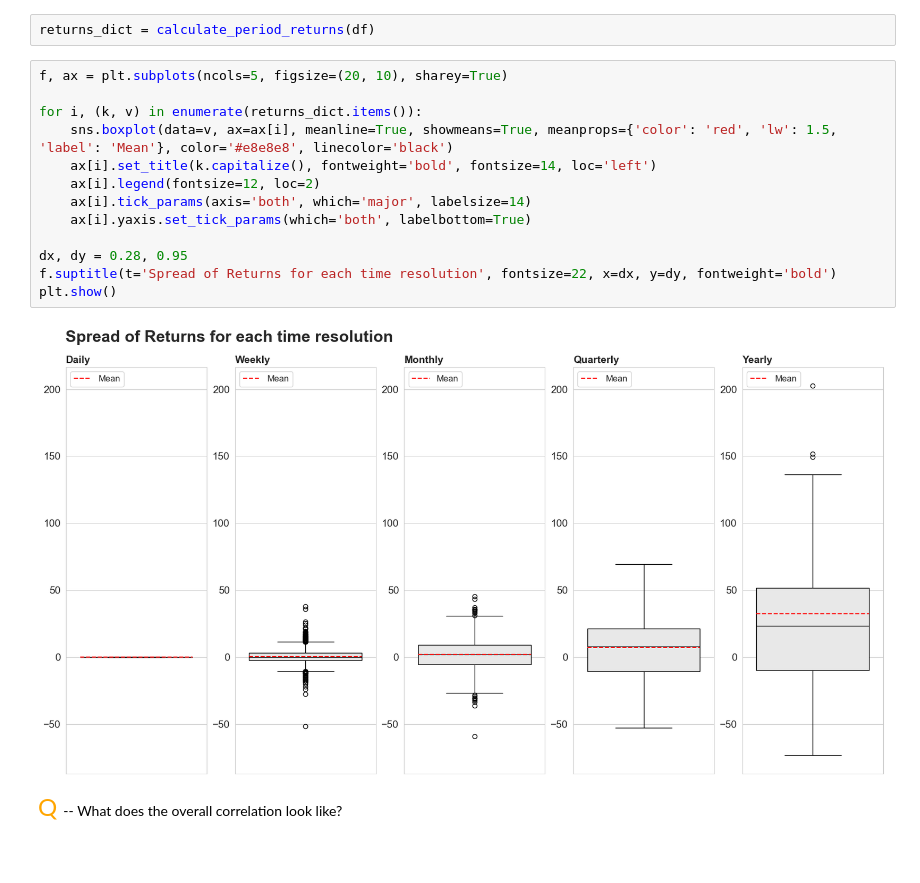
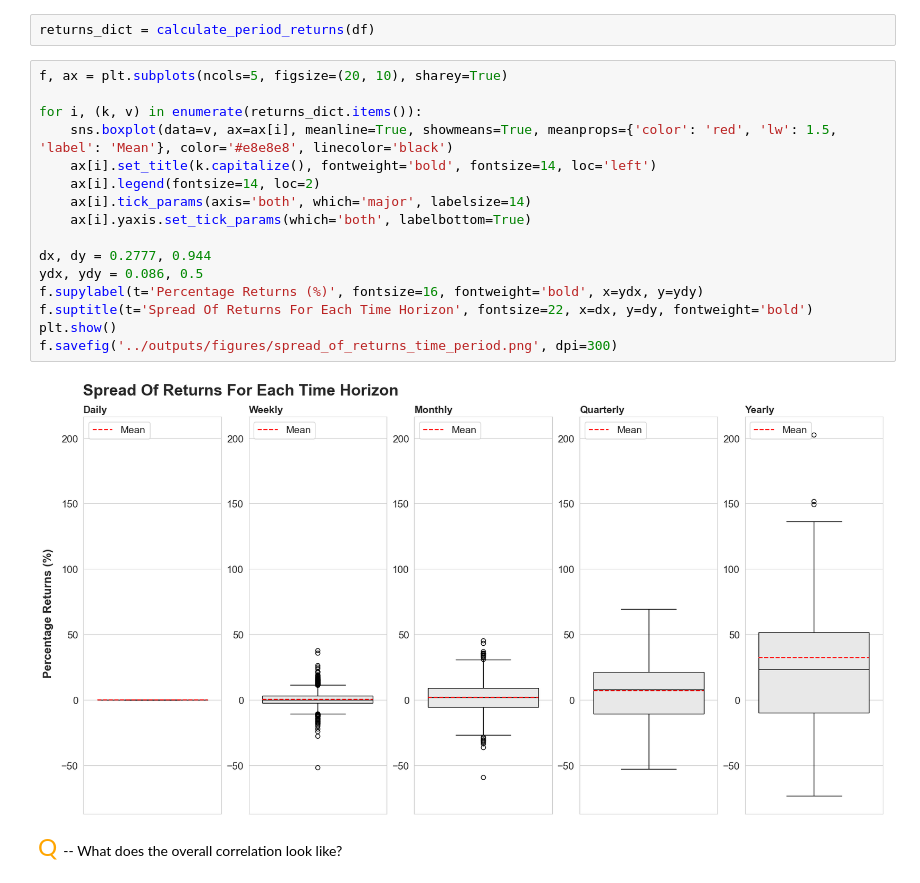
Before and after one commit to Lyndon-Fernandes/CS3AM_new, a Jupyter notebook: notebooks/01_arima_modeling.ipynb, the cells around one changed output. Saved outputs shown, nothing was run; the diff lists cells and outputs as text; blank space fills up the shorter version.

```diff
--- a/notebooks/01_arima_modeling.ipynb
+++ b/notebooks/01_arima_modeling.ipynb
@@ -289,18 +324,21 @@ returns_dict = calculate_period_returns(df)
 # %%
 f, ax = plt.subplots(ncols=5, figsize=(20, 10), sharey=True)
 
 for i, (k, v) in enumerate(returns_dict.items()):
     sns.boxplot(data=v, ax=ax[i], meanline=True, showmeans=True, meanprops={'color': 'red', 'lw': 1.5, 'label': 'Mean'}, color='#e8e8e8', linecolor='black')
     ax[i].set_title(k.capitalize(), fontweight='bold', fontsize=14, loc='left')
-    ax[i].legend(fontsize=12, loc=2)
+    ax[i].legend(fontsize=14, loc=2)
     ax[i].tick_params(axis='both', which='major', labelsize=14)
     ax[i].yaxis.set_tick_params(which='both', labelbottom=True)
 
-dx, dy = 0.28, 0.95
-f.suptitle(t='Spread of Returns for each time resolution', fontsize=22, x=dx, y=dy, fontweight='bold')
+dx, dy = 0.2777, 0.944
+ydx, ydy = 0.086, 0.5
+f.supylabel(t='Percentage Returns (%)', fontsize=16, fontweight='bold', x=ydx, y=ydy)
+f.suptitle(t='Spread Of Returns For Each Time Horizon', fontsize=22, x=dx, y=dy, fontweight='bold')
 plt.show()
+f.savefig('../outputs/figures/spread_of_returns_time_period.png', dpi=300)
 # %% [output]
-[figure, old version]
+[figure, new version]
 # %% [markdown]
 <font size=5 color=orange>Q </font>-- What does the overall correlation look like?
 # %%
```
Also changed, not shown: parts of 27 cells of this notebook, 7 other files.
